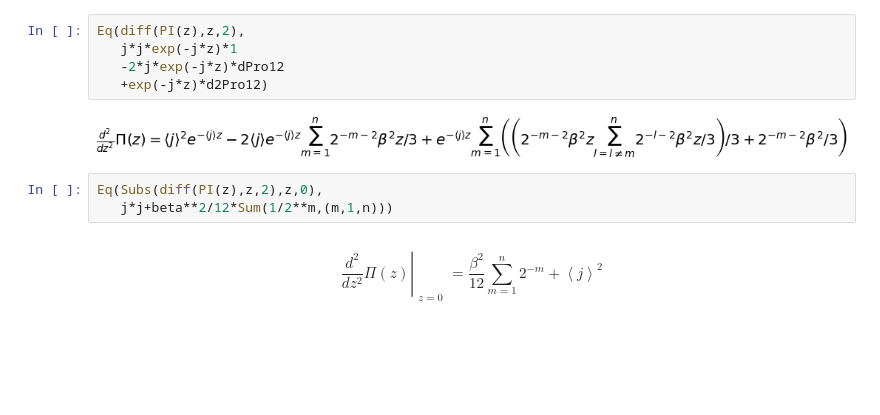
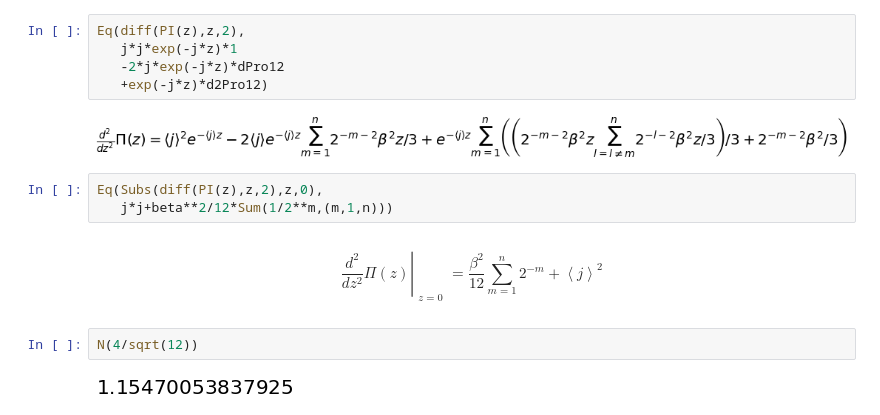
Before and after one commit to orahcio/fluxos, a Jupyter notebook: draft2.ipynb, the cells around one changed output. Cells and saved outputs as stored; diff of their text form; blank space fills up the shorter version.

```diff
--- a/draft2.ipynb
+++ b/draft2.ipynb
@@ -231,3 +231,7 @@ Eq(Subs(diff(PI(z),z,2),z,0),
    j*j+beta**2/12*Sum(1/2**m,(m,1,n)))
 # %% [output]
 $$\left. \frac{d^{2}}{d z^{2}} \Pi{\left (z \right )} \right|_{\substack{ z=0 }} = \frac{\beta^{2}}{12} \sum_{m=1}^{n} 2^{- m} + \left<j\right>^{2}$$
+# %%
+N(4/sqrt(12))
+# %% [output]
+[figure, added]
```
Also changed, not shown: 1 other file.
